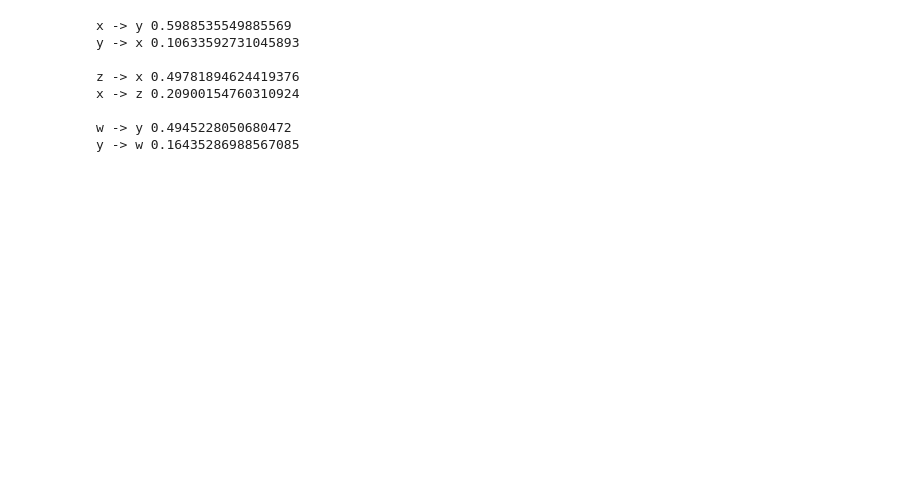
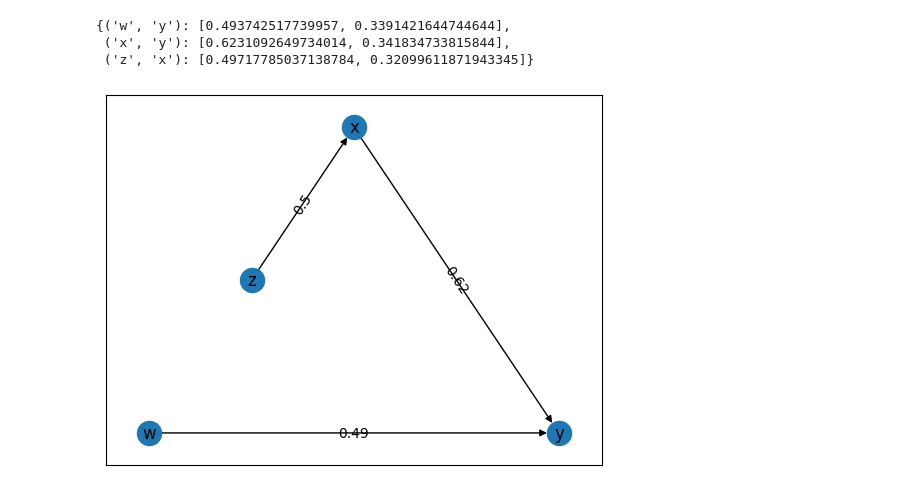
Before and after one commit to lariel-fernandes/causal-inference-study, a Jupyter notebook: notebooks/multi_trace.ipynb, the cells around one changed output. Saved outputs shown, nothing was run; the diff lists cells and outputs as text; code cells hidden in the pictures; blank space fills up the shorter version.

```diff
--- a/notebooks/multi_trace.ipynb
+++ b/notebooks/multi_trace.ipynb
@@ -154,18 +50,21 @@ Epoch [500/500], Loss: 8.3829
-# %%
-print("x -> y", tracial_dependency_ratio(x, r_y_on_xw.get_parent_weights(0)))
-print("y -> x", tracial_dependency_ratio(y, r_x_on_zy.get_parent_weights(1)))
-print()
-print("z -> x", tracial_dependency_ratio(z, r_x_on_zy.get_parent_weights(0)))
-print("x -> z", tracial_dependency_ratio(x, r_z_on_x.get_parent_weights(0)))
-print()
-print("w -> y", tracial_dependency_ratio(w, r_y_on_xw.get_parent_weights(1)))
-print("y -> w", tracial_dependency_ratio(y, r_w_on_y.get_parent_weights(0)))
-# %% [output]
-x -> y 0.5988535549885569
-y -> x 0.10633592731045893
-
-z -> x 0.49781894624419376
-x -> z 0.20900154760310924
-
-w -> y 0.4945228050680472
-y -> w 0.16435286988567085
+# %%
+scores = get_scores(
+    graph,
+    node_samples={"x": x, "y": y, "z": z, "w": w},
+    H=H,
+    regress_opts={
+        "batch_size": 1000,
+        "n_epoch_logs": 3,
+        "epochs": 500,
+    },
+)
+
+scores
+# %% [output]
+{('w', 'y'): [0.493742517739957, 0.3391421644744644],
+ ('x', 'y'): [0.6231092649734014, 0.341834733815844],
+ ('z', 'x'): [0.49717785037138784, 0.32099611871943345]}
+# %%
+draw_graph(adjusted_graph(graph, {}, scores), edge_attr="score", map_edge_labels=lambda x: round(x,2))
+# %% [output]
+[figure, added]
```
Also changed, not shown: parts of 6 cells of this notebook, 3 other files.
